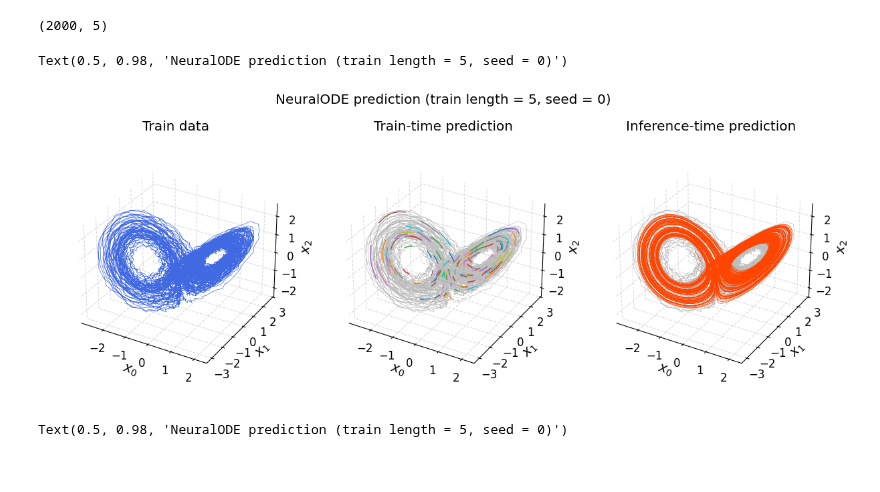
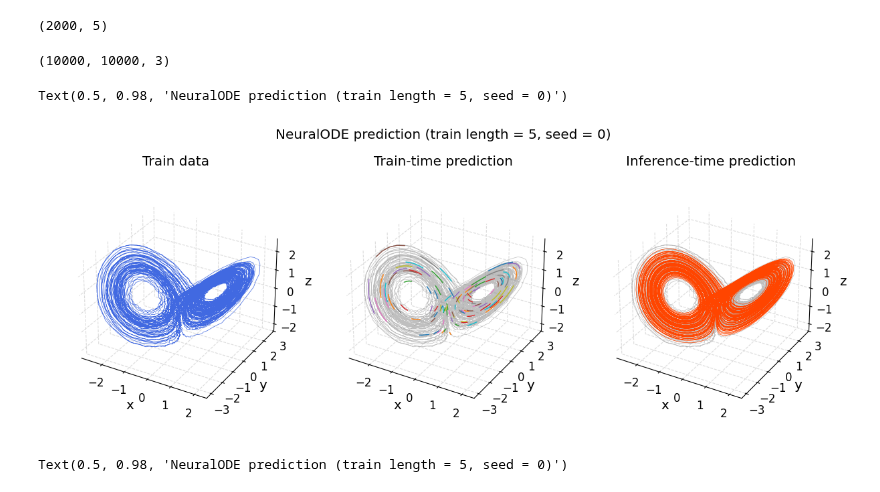
Before and after one commit to Jhko725/sandbox, a Jupyter notebook: notebooks/evaluation/lorenz96_eval.ipynb, the cells around one changed output. Saved outputs shown, nothing was run; the diff lists cells and outputs as text; code cells hidden in the pictures.

```diff
--- a/notebooks/evaluation/lorenz96_eval.ipynb
+++ b/notebooks/evaluation/lorenz96_eval.ipynb
@@ -41,8 +43,8 @@ dataset = TimeSeriesDataset.load(datadir / "lorenz63.hdf5").to_numpy()
 # %%
 train_length = 5
-noise = 0.05
+noise = 0.02
 key = 0
-weight = 100.0
+weight = 1.0
 
 t = dataset.t[0]
 u_orig = add_noise(dataset.u[0], noise)
@@ -50,23 +52,22 @@ u_test_orig = dataset.u[1:]
 u_train, u_test = standardize(u_orig, u_test_orig)
 u_std = jnp.std(u_orig, axis=0)
 
+# model = load_model(
+#     loaddir / f"len={train_length}_downsample=1_noise={noise}_key={key}.eqx"
+# )
+
 model = load_model(
-    loaddir / f"len={train_length}_downsample=1_noise={noise}_key={key}.eqx"
-)
-
-load_model(
     loaddir
-    / f"neighborhood/len={train_length}_neighbors=25_weight={weight}_noise={noise}_key={key}.eqx"
+    / f"neighborhood2/len={train_length}_neighbors=25_weight={weight}_noise={noise}_key={key}.eqx"
 )
 t_train_batch = split_into_chunks(t, train_length)
 u_train_batch = split_into_chunks(u_train, train_length)
 
 subsample_factor = u_train_batch.shape[0] // 100
 print(t_train_batch.shape)
-u_pred_short = eqx.filter_vmap(model.solve)(
-    t_train_batch[::subsample_factor], u_train_batch[::subsample_factor, 0]
-)
-u_pred_long = model.solve(t, u_train[0], max_steps=None)
-u_pred_test = model.solve(t, u_test[0, 0], max_steps=None)
 # %% [output]
 (2000, 5)
+# %%
+u_test_orig.shape
+# %% [output]
+(10000, 10000, 3)
@@ -73,30 +80,30 @@ u_pred_test = model.solve(t, u_test[0, 0], max_steps=None)
 # %%
 fig, axes = plt.subplots(
     1,
     3,
     figsize=(12, 5),
     constrained_layout=True,
     subplot_kw={"projection": "3d"},
 )
 plot_kwargs = {"linewidth": 0.5}
 axes[0].set_title("Train data")
 axes[0].plot(*u_train.T, color="royalblue", **plot_kwargs)
 
 axes[1].plot(*u_train.T, color="gray", alpha=0.5, **plot_kwargs)
 for u_i in np.asarray(u_pred_short):
     axes[1].plot(*u_i.T, linewidth=1.0)
 axes[1].set_title("Train-time prediction")
 axes[2].plot(*u_train.T, color="gray", alpha=0.5, **plot_kwargs)
 axes[2].plot(*u_pred_long.T, color="orangered", **plot_kwargs)
 axes[2].set_title("Inference-time prediction")
 
 for ax in axes:
-    set_labels(ax, [f"$x_{i}$" for i in range(3)], fontsize="large")
+    set_labels(ax, ["x", "y", "z"], fontsize="large")
     ax.set_box_aspect(None, zoom=0.85)
 fig.suptitle(f"NeuralODE prediction (train length = {train_length}, seed = {key})")
 # %% [output]
 Text(0.5, 0.98, 'NeuralODE prediction (train length = 5, seed = 0)')
-[figure, old version]
+[figure, new version]
 # %%
 fig, axes = plt.subplots(
     1,
```
Also changed, not shown: parts of 15 cells of this notebook, 6 other files.
